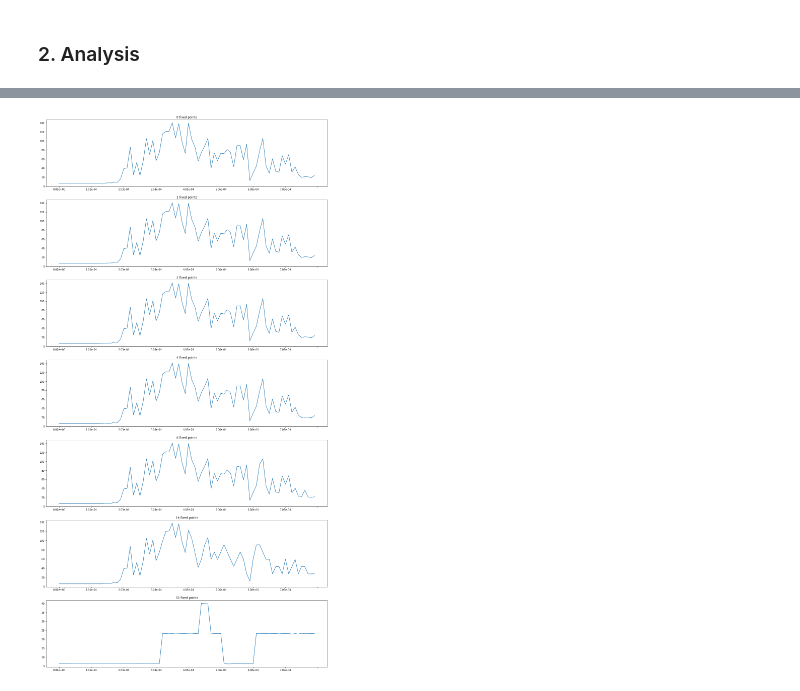
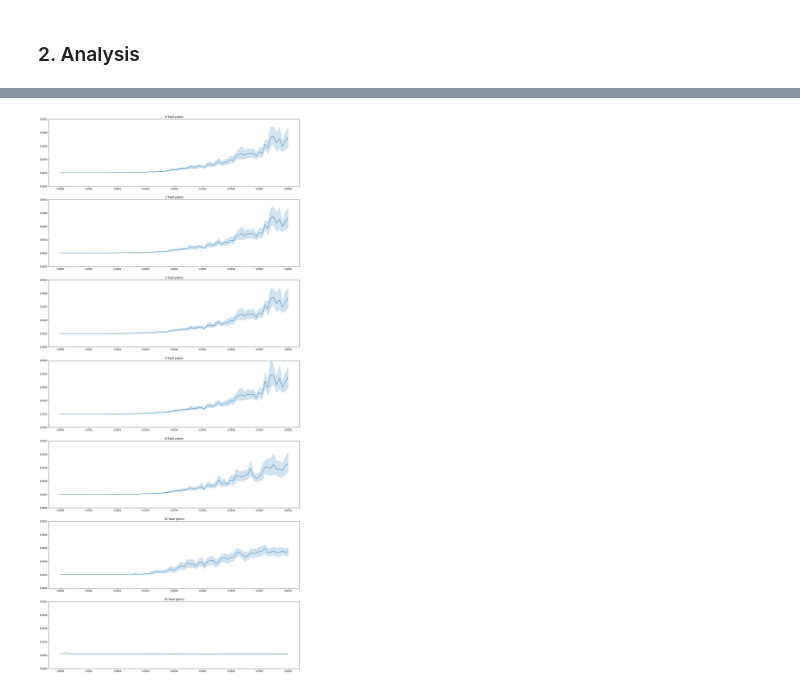
Before and after one commit to wl17443/ring-attractor, a Jupyter notebook: analysis_3.ipynb, the cells around one changed output, grey strips where cells are left out. Drawn from its saved outputs; the diff is of its cells as text; code cells hidden in the pictures.

```diff
--- a/analysis_3.ipynb
+++ b/analysis_3.ipynb
@@ -31,7 +31,7 @@ from ring_attractor import RingAttractor
     "weights": [0.050, 0.100, 0.050, 0.250],
     "fixed_points": [0, 1, 2, 4, 8, 16, 32]
 # %%
-df = pd.read_csv('backups/batch_2/means.csv', index_col=0)
+df = pd.read_csv('backups/batch_3/means.csv', index_col=0)
 df
 # %% [output]
 |  | 0.00e+00 | 1.01e-05 | 2.03e-05 | 3.04e-05 | 4.05e-05 | 5.06e-05 | 6.08e-05 | 7.09e-05 | 8.10e-05 | 9.11e-05 | ... |
@@ -66,0 +64,13 @@ for col in df.columns:
+# %%
+seeds = os.listdir("backups/batch_3/")
+seeds.remove('means.csv')
+seeds_df = [pd.read_csv(f"backups/batch_3/{i}", index_col=0) for i in seeds]
+
+grouped_seeds = pd.concat(seeds_df)
+grouped_seeds.columns = [float(i) for i in grouped_seeds.columns.values]
+fp_by_error = [grouped_seeds.loc[i] for i in df.index]
+# %%
+fig = plt.figure(figsize=(20,14))
+for i, data in enumerate(fp_by_error):
+
+    sns.lineplot(data=data.transpose())
@@ -67,8 +79,10 @@ for col in df.columns:
 # %%
-fig, axes = plt.subplots(7, 1, figsize=(20,40))
+_, axes = plt.subplots(7, 1, figsize=(20, 45))
 
 for i, k in enumerate([0,1,2,4,8,16,32]):
     axes[i].set_title(f"{k} fixed points")
-    df.loc[k].plot(ax=axes[i])
+    axes[i].set_ylim(0,.001)
+
+    sns.lineplot(data=fp_by_error[i].transpose(), ax=axes[i], legend=False, color='b')
 # %% [output]
-[figure, old version]
+[figure, new version]
```
Also changed, not shown: parts of 17 cells of this notebook, 33 other files.
